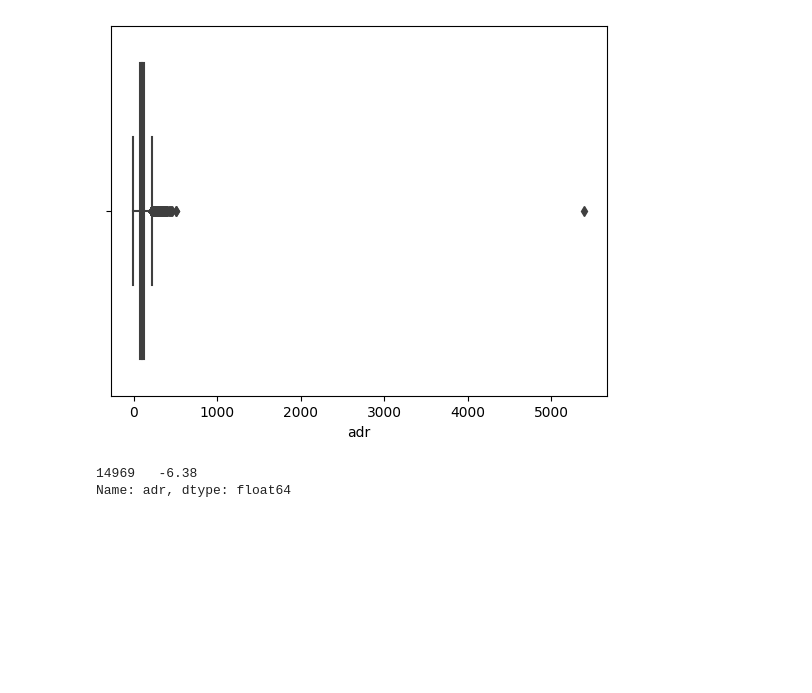
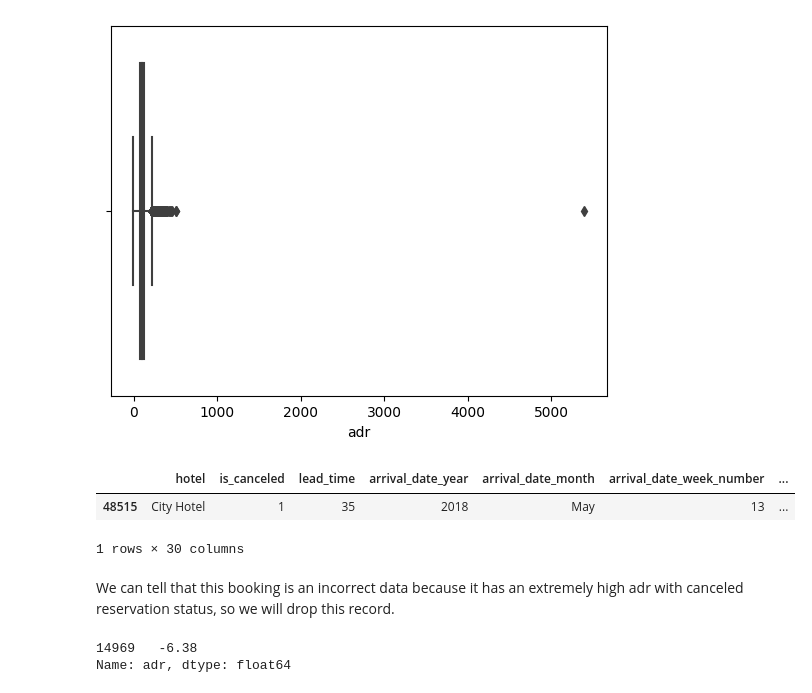
Before and after one commit to lutfiahk/Investigate-Business-Hotel-using-Data-Visualization, a Jupyter notebook: notebook.ipynb, the cells around one changed output. Saved outputs shown, nothing was run; the diff lists cells and outputs as text; code cells hidden in the pictures; blank space fills up the shorter version.

```diff
--- a/notebook.ipynb
+++ b/notebook.ipynb
@@ -140,6 +140,15 @@ sns.boxplot(x = df['adr'])
 # %% [output]
 <Axes: xlabel='adr'>
 [figure]
+# %%
+# Checking data with adr is more than 5000
+df[df['adr'] > 5000]
+# %% [output]
+|  | hotel | is_canceled | lead_time | arrival_date_year | arrival_date_month | arrival_date_week_number | ... |
+| 48515 | City Hotel | 1 | 35 | 2018 | May | 13 | ... |
+1 rows × 30 columns
+# %% [markdown]
+We can tell that this booking is an incorrect data because it has an extremely high adr with canceled reservation status, so we will drop this record.
 # %%
 # Checking data with negative adr
 df[df['adr'] < 0]['adr']
```
Also changed, not shown: parts of 1 cell of this notebook.
